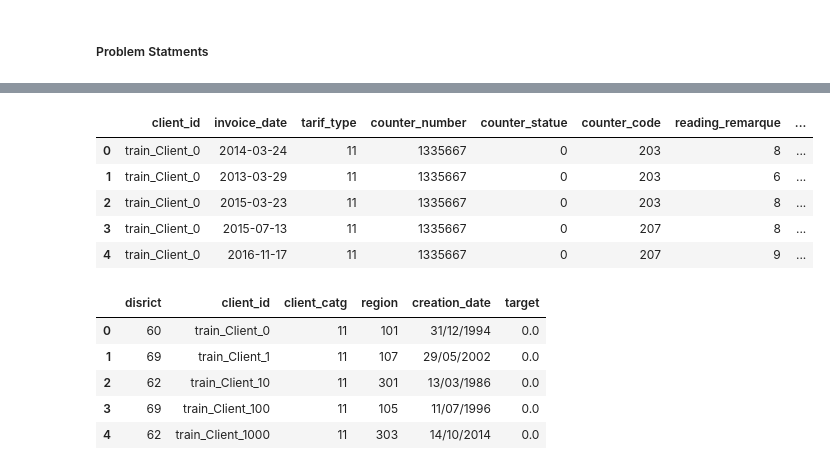
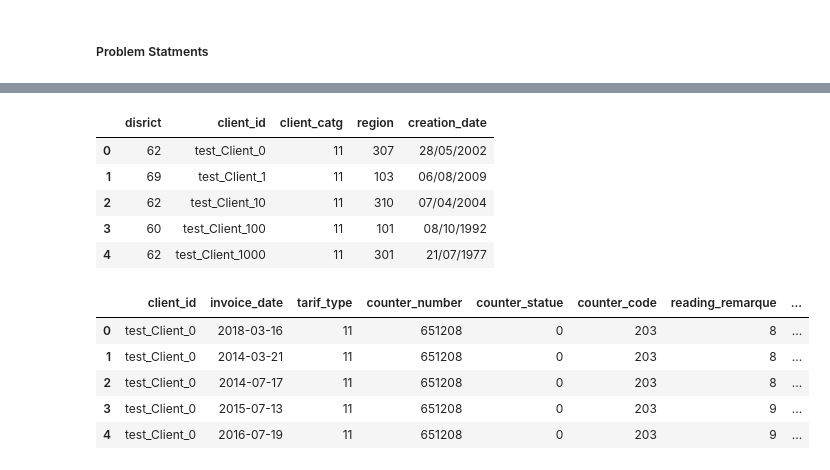
Before and after one commit to diamondtee/Fraud-Detection-in-Electricity-and-Gas-Consumption, a Jupyter notebook: Fraud Detection in Electricity and Gas Consumption Challenge.ipynb, the cells around one changed output, grey strips where cells are left out. Drawn from its saved outputs; the diff is of its cells as text; code cells hidden in the pictures.

```diff
--- a/Fraud Detection in Electricity and Gas Consumption Challenge.ipynb
+++ b/Fraud Detection in Electricity and Gas Consumption Challenge.ipynb
@@ -16,20 +34,20 @@ df_invoice_test = pd.read_csv('test\invoice_test.csv')
 df_client_train = pd.read_csv('train\client_train.csv')
 df_invoice_train = pd.read_csv('train\invoice_train.csv', low_memory=False)
 # %%
-df_invoice_train.head()
+df_client_test.head()
 # %% [output]
-|  | client_id | invoice_date | tarif_type | counter_number | counter_statue | counter_code | reading_remarque | ... |
-| 0 | train_Client_0 | 2014-03-24 | 11 | 1335667 | 0 | 203 | 8 | ... |
-| 1 | train_Client_0 | 2013-03-29 | 11 | 1335667 | 0 | 203 | 6 | ... |
-| 2 | train_Client_0 | 2015-03-23 | 11 | 1335667 | 0 | 203 | 8 | ... |
-| 3 | train_Client_0 | 2015-07-13 | 11 | 1335667 | 0 | 207 | 8 | ... |
-| 4 | train_Client_0 | 2016-11-17 | 11 | 1335667 | 0 | 207 | 9 | ... |
+|  | disrict | client_id | client_catg | region | creation_date |
+| 0 | 62 | test_Client_0 | 11 | 307 | 28/05/2002 |
+| 1 | 69 | test_Client_1 | 11 | 103 | 06/08/2009 |
+| 2 | 62 | test_Client_10 | 11 | 310 | 07/04/2004 |
+| 3 | 60 | test_Client_100 | 11 | 101 | 08/10/1992 |
+| 4 | 62 | test_Client_1000 | 11 | 301 | 21/07/1977 |
 # %%
-df_client_train.head()
+df_invoice_test.head()
 # %% [output]
-|  | disrict | client_id | client_catg | region | creation_date | target |
-| 0 | 60 | train_Client_0 | 11 | 101 | 31/12/1994 | 0.0 |
-| 1 | 69 | train_Client_1 | 11 | 107 | 29/05/2002 | 0.0 |
-| 2 | 62 | train_Client_10 | 11 | 301 | 13/03/1986 | 0.0 |
-| 3 | 69 | train_Client_100 | 11 | 105 | 11/07/1996 | 0.0 |
-| 4 | 62 | train_Client_1000 | 11 | 303 | 14/10/2014 | 0.0 |
+|  | client_id | invoice_date | tarif_type | counter_number | counter_statue | counter_code | reading_remarque | ... |
+| 0 | test_Client_0 | 2018-03-16 | 11 | 651208 | 0 | 203 | 8 | ... |
+| 1 | test_Client_0 | 2014-03-21 | 11 | 651208 | 0 | 203 | 8 | ... |
+| 2 | test_Client_0 | 2014-07-17 | 11 | 651208 | 0 | 203 | 8 | ... |
+| 3 | test_Client_0 | 2015-07-13 | 11 | 651208 | 0 | 203 | 9 | ... |
+| 4 | test_Client_0 | 2016-07-19 | 11 | 651208 | 0 | 203 | 9 | ... |
```
Also changed, not shown: parts of 90 cells of this notebook, 2 other files.
